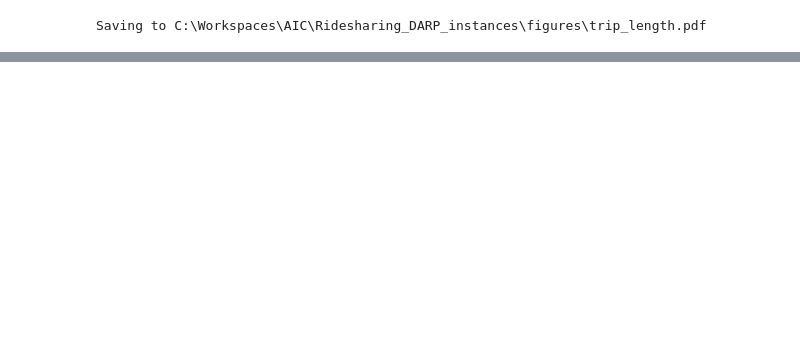
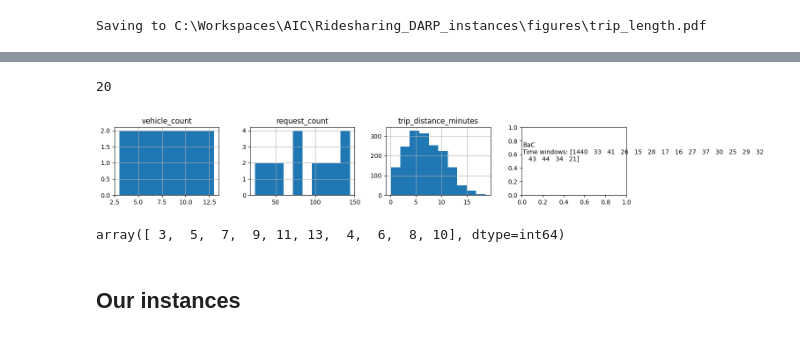
Before and after one commit to aicenter/Ridesharing_DARP_instances, a Jupyter notebook: python/nb/ITSC instance Figures.ipynb, the cells around one changed output, grey strips where cells are left out. Drawn from its saved outputs; the diff is of its cells as text; code cells hidden in the pictures; blank space fills up the shorter version.

```diff
--- a/python/nb/ITSC instance Figures.ipynb
+++ b/python/nb/ITSC instance Figures.ipynb
@@ -650,0 +838,33 @@ Saving to C:\Workspaces\AIC\Ridesharing_DARP_instances\figures\trip_length.pdf
+# %%
+@dataclass
+class Tabu_cfg:
+    vehicle_count: int
+    vertices_count: int
+    _1: int
+    _2: int
+    _3: int
+
+class Tabu(ClassicalDARPInstance):
+    CFG = Tabu_cfg
+
+    @property
+    def request_count(self):
+        return self.cfg.vertices_count / 2
+
+file = Path(r"C:\Users\mrkos\scth\projects\2023_ITSC_DARP_instances_paper\experiments\instances_classical_DARP\tabu\pr01")
+inst = Tabu(file)
+inst.get_trip_distances_minutes()
+inst.get_timewindows_minutes();
+# %%
+tabu_instances = [Tabu(filepath) for filepath in (classical_instances_path/"tabu").rglob("*") if filepath.suffix != ".res"]
+len(tabu_instances)
+# %% [output]
+20
+# %%
+vehicle_count, request_count, trip_distance_minutes, time_window_lengths = classical_instance_stats(tabu_instances);
+# %% [output]
+[figure, added]
+# %%
+vehicle_count.vehicle_count.unique()
+# %% [output]
+array([ 3,  5,  7,  9, 11, 13,  4,  6,  8, 10], dtype=int64)
@@ -650,0 +883,2 @@ Saving to C:\Workspaces\AIC\Ridesharing_DARP_instances\figures\trip_length.pdf
+# %% [markdown]
+## Our instances
```
Also changed, not shown: parts of 18 cells of this notebook.
